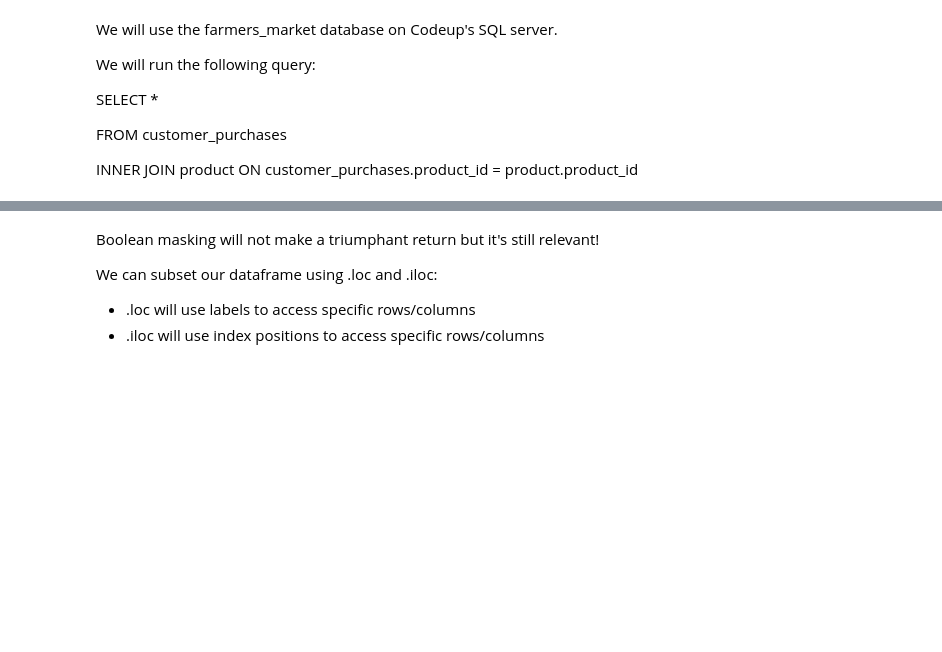
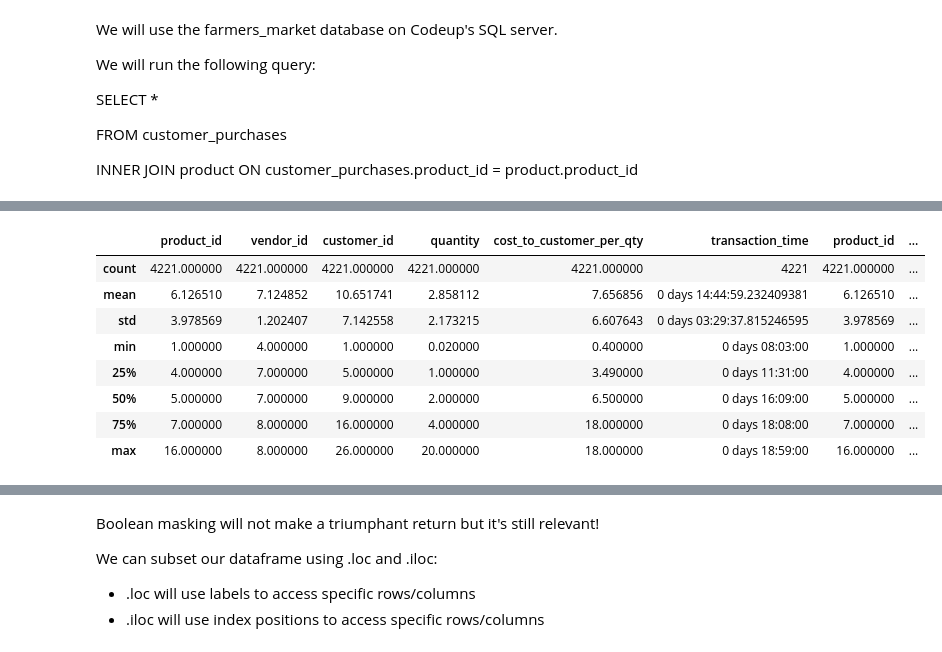
Before and after one commit to Marc-Aradillas/numpy-pandas-visualization-exercises, a Jupyter notebook: advanced_df_pt1.ipynb, the cells around one changed output, grey strips where cells are left out. Drawn from its saved outputs; the diff is of its cells as text; code cells hidden in the pictures; blank space fills up the shorter version.

```diff
--- a/advanced_df_pt1.ipynb
+++ b/advanced_df_pt1.ipynb
@@ -19,0 +36,13 @@ In order to run a SQL query against Codeup's database, we need a number of thing
+# %%
+engine = create_engine(url)
+# %%
+query = '''
+        SELECT *
+        FROM customer_purchases
+        INNER JOIN product ON customer_purchases.product_id = product.product_id
+        '''
+# %%
+text_query = text(query)
+# %%
+df = pd.read_sql(text_query, engine.connect())
+df.head()
@@ -29,0 +88,12 @@ INNER JOIN product ON customer_purchases.product_id = product.product_id
+# %%
+df.describe()
+# %% [output]
+|  | product_id | vendor_id | customer_id | quantity | cost_to_customer_per_qty | transaction_time | product_id | ... |
+| count | 4221.000000 | 4221.000000 | 4221.000000 | 4221.000000 | 4221.000000 | 4221 | 4221.000000 | ... |
+| mean | 6.126510 | 7.124852 | 10.651741 | 2.858112 | 7.656856 | 0 days 14:44:59.232409381 | 6.126510 | ... |
+| std | 3.978569 | 1.202407 | 7.142558 | 2.173215 | 6.607643 | 0 days 03:29:37.815246595 | 3.978569 | ... |
+| min | 1.000000 | 4.000000 | 1.000000 | 0.020000 | 0.400000 | 0 days 08:03:00 | 1.000000 | ... |
+| 25% | 4.000000 | 7.000000 | 5.000000 | 1.000000 | 3.490000 | 0 days 11:31:00 | 4.000000 | ... |
+| 50% | 5.000000 | 7.000000 | 9.000000 | 2.000000 | 6.500000 | 0 days 16:09:00 | 5.000000 | ... |
+| 75% | 7.000000 | 8.000000 | 16.000000 | 4.000000 | 18.000000 | 0 days 18:08:00 | 7.000000 | ... |
+| max | 16.000000 | 8.000000 | 26.000000 | 20.000000 | 18.000000 | 0 days 18:59:00 | 16.000000 | ... |
```
Also changed, not shown: parts of 18 cells of this notebook, 7 other files.
